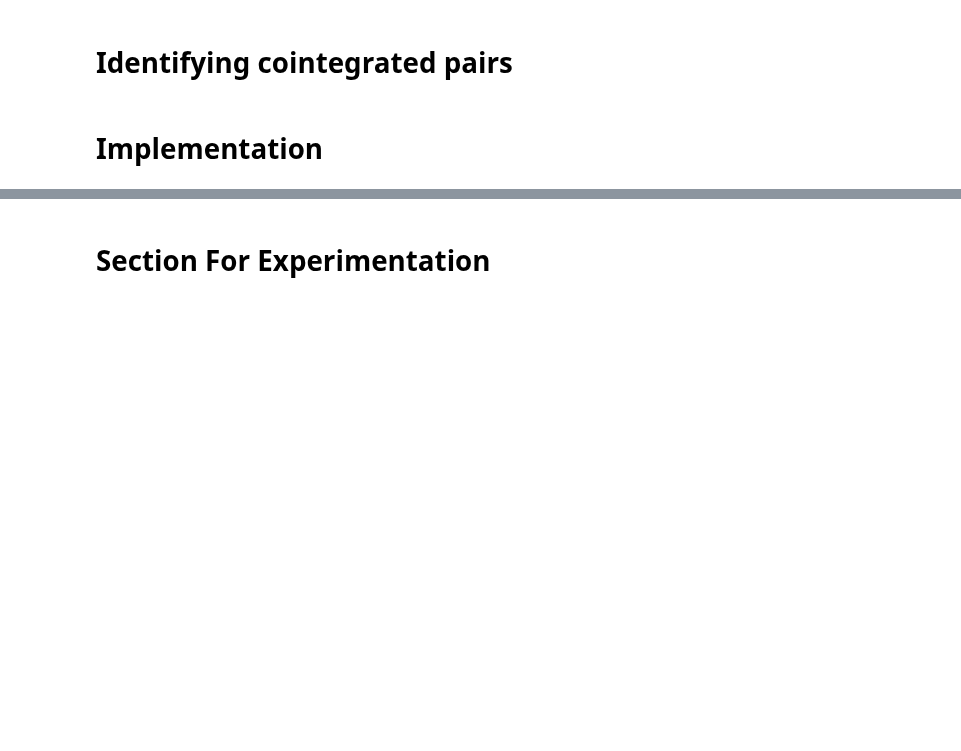
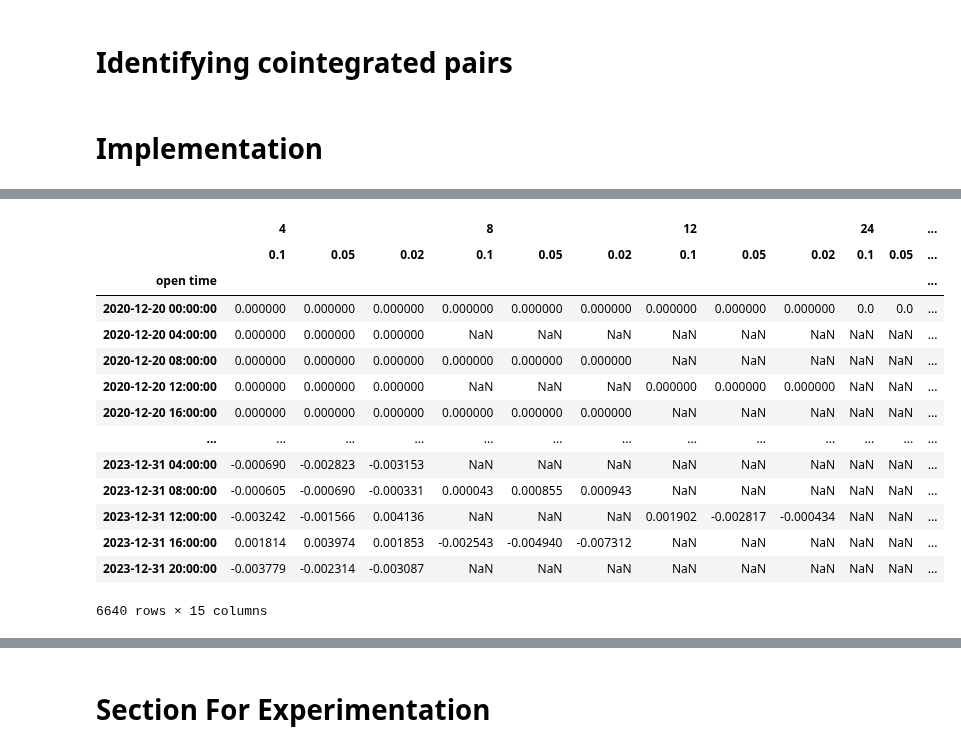
Before and after one commit to wbchristerson/crypto-strategies, a Jupyter notebook: statistical_arbitrage_cointegration.ipynb, the cells around one changed output, grey strips where cells are left out. Cells and saved outputs as stored; diff of their text form; code cells hidden in the pictures; blank space fills up the shorter version.

```diff
--- a/statistical_arbitrage_cointegration.ipynb
+++ b/statistical_arbitrage_cointegration.ipynb
@@ -405,0 +388,19 @@ net_return_variations_4w_from_csv
+# %%
+net_return_variations_2w_from_csv = read_and_format_data_frame('./cointegration_recalculation_2w.csv')
+net_return_variations_2w_from_csv
+# %% [output]
+|  | 4 |  |  | 8 |  |  | 12 |  |  | 24 |  | ... |
+|  | 0.1 | 0.05 | 0.02 | 0.1 | 0.05 | 0.02 | 0.1 | 0.05 | 0.02 | 0.1 | 0.05 | ... |
+| open time |  |  |  |  |  |  |  |  |  |  |  | ... |
+| 2020-12-20 00:00:00 | 0.000000 | 0.000000 | 0.000000 | 0.000000 | 0.000000 | 0.000000 | 0.000000 | 0.000000 | 0.000000 | 0.0 | 0.0 | ... |
+| 2020-12-20 04:00:00 | 0.000000 | 0.000000 | 0.000000 | NaN | NaN | NaN | NaN | NaN | NaN | NaN | NaN | ... |
+| 2020-12-20 08:00:00 | 0.000000 | 0.000000 | 0.000000 | 0.000000 | 0.000000 | 0.000000 | NaN | NaN | NaN | NaN | NaN | ... |
+| 2020-12-20 12:00:00 | 0.000000 | 0.000000 | 0.000000 | NaN | NaN | NaN | 0.000000 | 0.000000 | 0.000000 | NaN | NaN | ... |
+| 2020-12-20 16:00:00 | 0.000000 | 0.000000 | 0.000000 | 0.000000 | 0.000000 | 0.000000 | NaN | NaN | NaN | NaN | NaN | ... |
+| ... | ... | ... | ... | ... | ... | ... | ... | ... | ... | ... | ... | ... |
+| 2023-12-31 04:00:00 | -0.000690 | -0.002823 | -0.003153 | NaN | NaN | NaN | NaN | NaN | NaN | NaN | NaN | ... |
+| 2023-12-31 08:00:00 | -0.000605 | -0.000690 | -0.000331 | 0.000043 | 0.000855 | 0.000943 | NaN | NaN | NaN | NaN | NaN | ... |
+| 2023-12-31 12:00:00 | -0.003242 | -0.001566 | 0.004136 | NaN | NaN | NaN | 0.001902 | -0.002817 | -0.000434 | NaN | NaN | ... |
+| 2023-12-31 16:00:00 | 0.001814 | 0.003974 | 0.001853 | -0.002543 | -0.004940 | -0.007312 | NaN | NaN | NaN | NaN | NaN | ... |
+| 2023-12-31 20:00:00 | -0.003779 | -0.002314 | -0.003087 | NaN | NaN | NaN | NaN | NaN | NaN | NaN | NaN | ... |
+6640 rows × 15 columns
```
Also changed, not shown: parts of 17 cells of this notebook, 2 other files.
